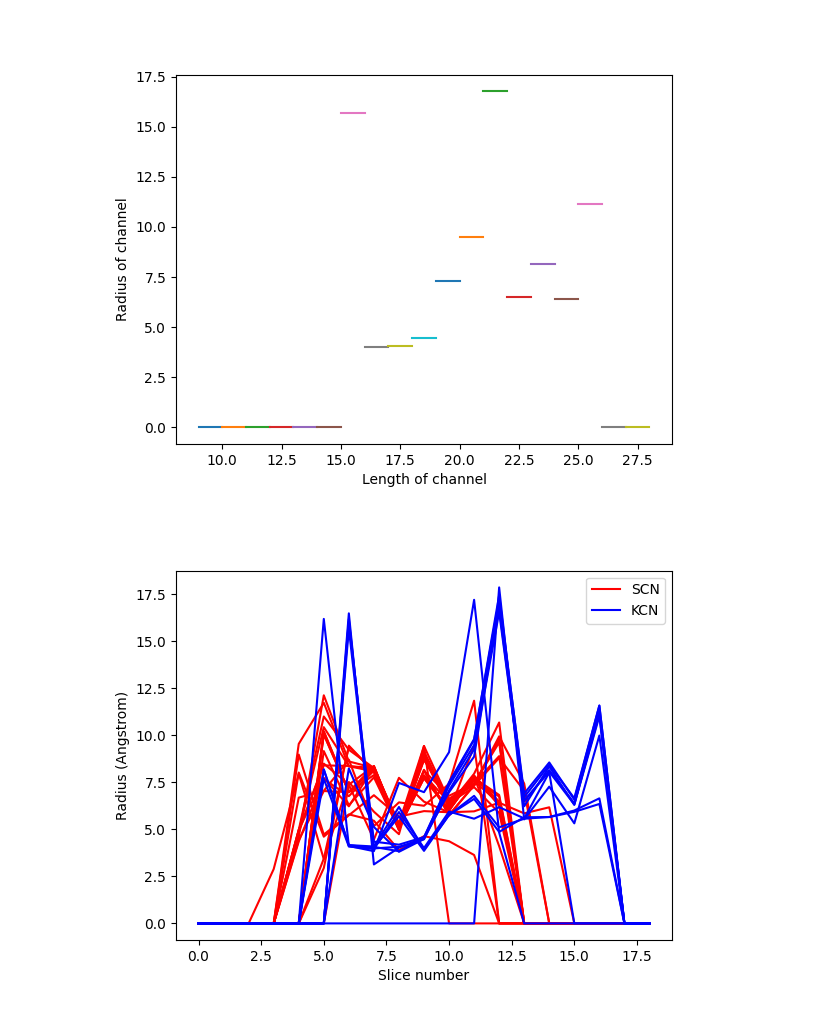
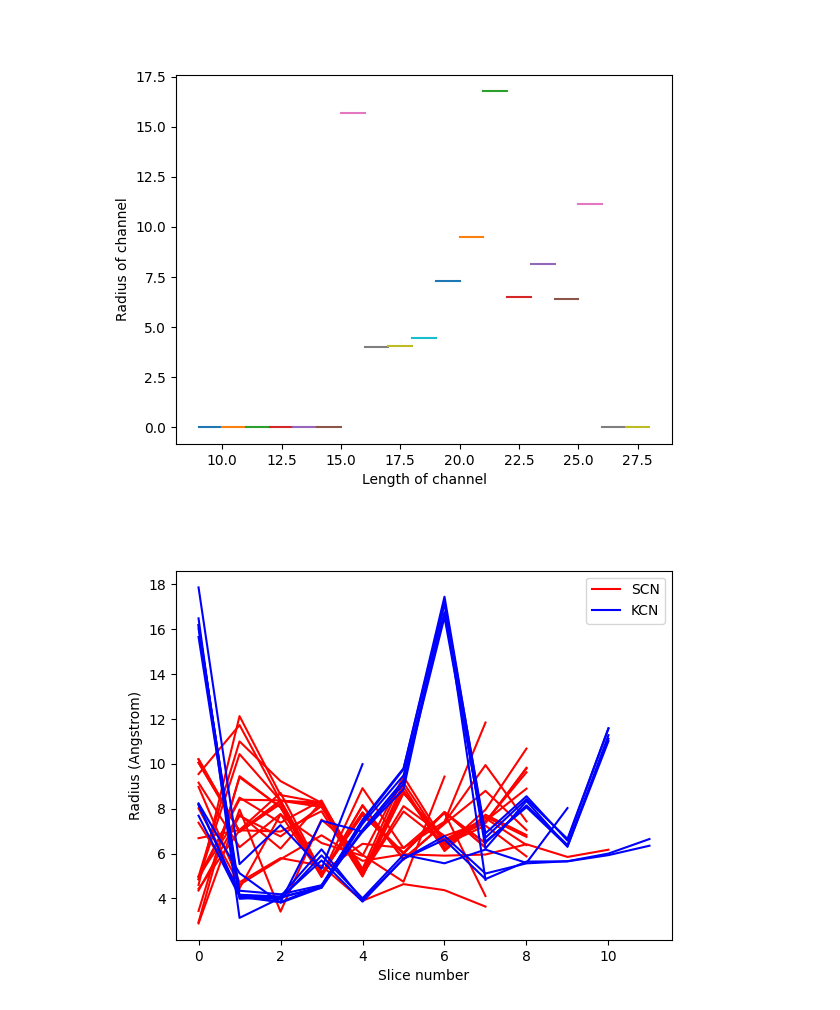
Before and after one commit to jackkellerk/cse407, a Jupyter notebook: UTIL/radiusFeatureExtraction.ipynb, the cells around one changed output. Saved outputs shown, nothing was run; the diff lists cells and outputs as text; code cells hidden in the pictures.

Commit message:
changed chart

```diff
--- a/UTIL/radiusFeatureExtraction.ipynb
+++ b/UTIL/radiusFeatureExtraction.ipynb
@@ -219,29 +219,30 @@ A value of zero indicates no points were found in that plane's quadrants
 # %%
 df = pd.read_csv('./radii.csv')
 pots=[[float(i) for i in df['radii'].loc[j].strip('[]').split()] for j in range(len(df))]
 
 t = list(range(len(pots[0])))
 
 fig, ax = plt.subplots()
 a = 0
 b=0
+# [t[j] for j in range(len(pots[i])) if pots[i][j] > 0]
 for i in range(len(pots)):
     if df['Channel'].loc[i] == 'SCN':
         if a <1:
-            ax.plot(t,pots[i], c='r', label='SCN')
+            ax.plot(list(range(len([pots[i][j] for j in range(len(pots[i])) if pots[i][j] > 0]))), [pots[i][j] for j in range(len(pots[i])) if pots[i][j] > 0], c='r', label='SCN')
             a+=1
         else:
-            ax.plot(t,pots[i], c='r')
+            ax.plot(list(range(len([pots[i][j] for j in range(len(pots[i])) if pots[i][j] > 0]))), [pots[i][j] for j in range(len(pots[i])) if pots[i][j] > 0], c='r')
     else:
         if b<1:
-            ax.plot(t,pots[i], c='b', label='KCN')
+            ax.plot(list(range(len([pots[i][j] for j in range(len(pots[i])) if pots[i][j] > 0]))), [pots[i][j] for j in range(len(pots[i])) if pots[i][j] > 0], c='b', label='KCN')
             b +=1
         else:
-            ax.plot(t,pots[i], c='b')
+            ax.plot(list(range(len([pots[i][j] for j in range(len(pots[i])) if pots[i][j] > 0]))), [pots[i][j] for j in range(len(pots[i])) if pots[i][j] > 0], c='b')
 
 ax.set_xlabel('Slice number')
 ax.set_ylabel('Radius (Angstrom)')
 ax.legend()
 plt.show()
 # %% [output]
-[figure, old version]
+[figure, new version]
```
